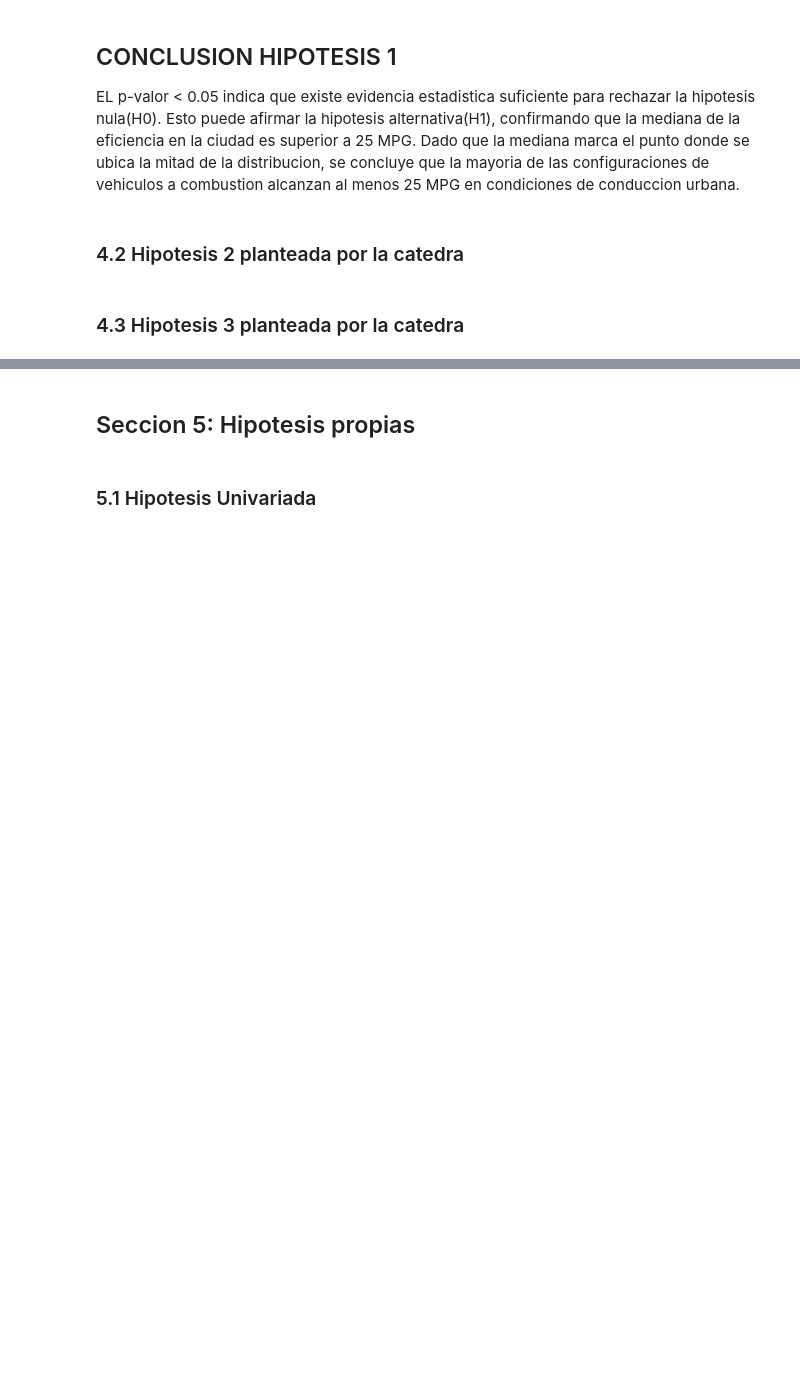
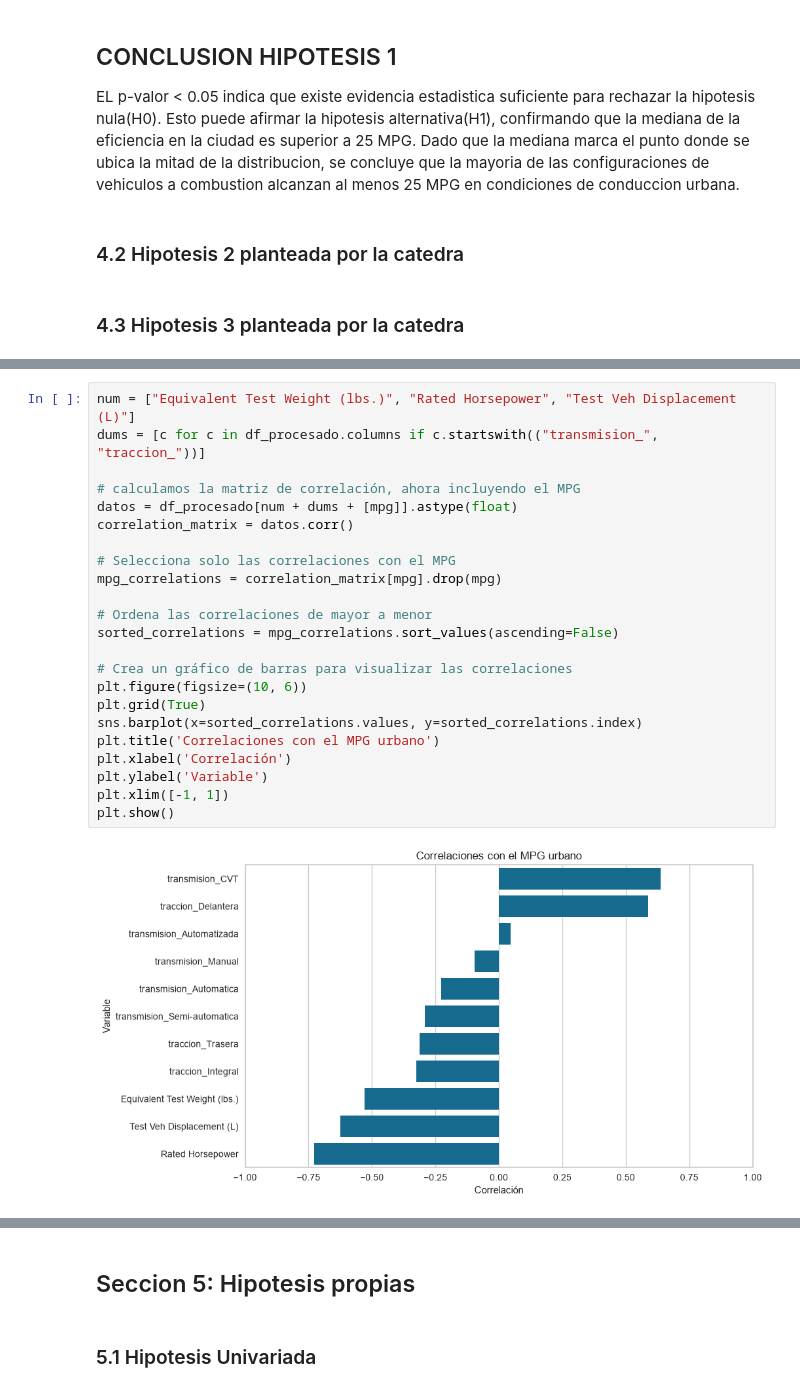
Before and after one commit to mdelrosariocoronado/tpe_fundamentos_2026, a Jupyter notebook: entrega.ipynb, the cells around one changed output, grey strips where cells are left out. Drawn from its saved outputs; the diff is of its cells as text; blank space fills up the shorter version.

```diff
--- a/entrega.ipynb
+++ b/entrega.ipynb
@@ -522,0 +1075,25 @@ EL p-valor < 0.05 indica que existe evidencia estadistica suficiente para rechaz
+# %%
+num = ["Equivalent Test Weight (lbs.)", "Rated Horsepower", "Test Veh Displacement (L)"]
+dums = [c for c in df_procesado.columns if c.startswith(("transmision_", "traccion_"))]
+
+# calculamos la matriz de correlación, ahora incluyendo el MPG
+datos = df_procesado[num + dums + [mpg]].astype(float)
+correlation_matrix = datos.corr()
+
+# Selecciona solo las correlaciones con el MPG
+mpg_correlations = correlation_matrix[mpg].drop(mpg)
+
+# Ordena las correlaciones de mayor a menor
+sorted_correlations = mpg_correlations.sort_values(ascending=False)
+
+# Crea un gráfico de barras para visualizar las correlaciones
+plt.figure(figsize=(10, 6))
+plt.grid(True)
+sns.barplot(x=sorted_correlations.values, y=sorted_correlations.index)
+plt.title('Correlaciones con el MPG urbano')
+plt.xlabel('Correlación')
+plt.ylabel('Variable')
+plt.xlim([-1, 1])
+plt.show()
+# %% [output]
+[figure, added]
```
Also changed, not shown: parts of 118 cells of this notebook, 2 other files.
